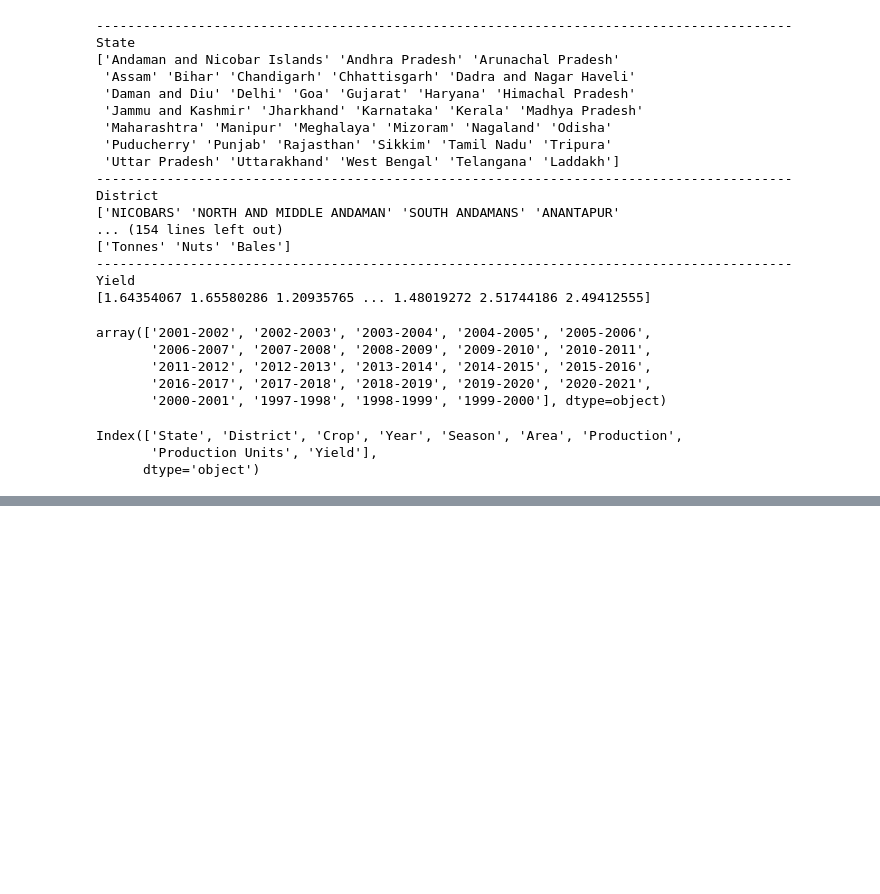
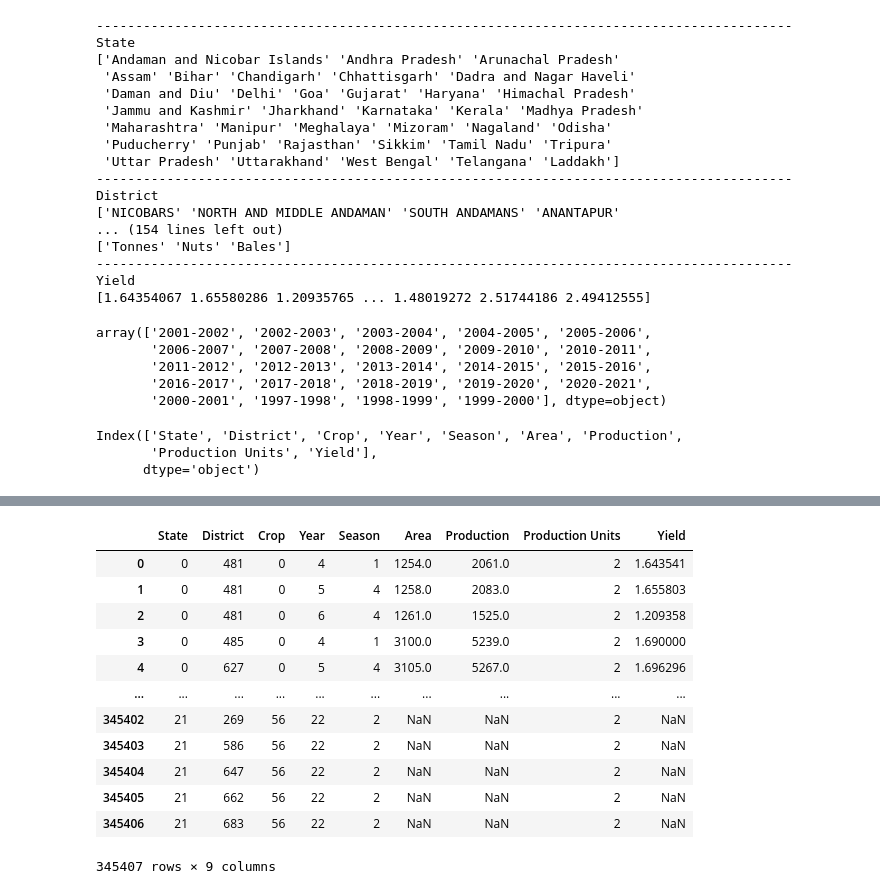
Before and after one commit to Hemanthk408/India-Agriculture, a Jupyter notebook: india_agriculture.ipynb, the cells around one changed output, grey strips where cells are left out. Drawn from its saved outputs; the diff is of its cells as text; code cells hidden in the pictures; blank space fills up the shorter version.

```diff
--- a/india_agriculture.ipynb
+++ b/india_agriculture.ipynb
@@ -151,0 +180,4 @@ SyntaxError: invalid syntax (<ipython-input-19-ad3d3d7708b2>, line 1)
+# %%
+for i in df.select_dtypes(include='object').columns:
+  print("-----------------------------------------------------------------------------------------")
+  print(i,df[i].unique())
@@ -151,0 +202,3 @@ SyntaxError: invalid syntax (<ipython-input-19-ad3d3d7708b2>, line 1)
+# %%
+from sklearn.preprocessing import LabelEncoder
+encoder=LabelEncoder()
@@ -151,0 +224,19 @@ SyntaxError: invalid syntax (<ipython-input-19-ad3d3d7708b2>, line 1)
+# %%
+for i in df.select_dtypes(include=["object"]).columns:
+  df[i]=encoder.fit_transform(df[[i]])
+# %%
+df
+# %% [output]
+|  | State | District | Crop | Year | Season | Area | Production | Production Units | Yield |
+| 0 | 0 | 481 | 0 | 4 | 1 | 1254.0 | 2061.0 | 2 | 1.643541 |
+| 1 | 0 | 481 | 0 | 5 | 4 | 1258.0 | 2083.0 | 2 | 1.655803 |
+| 2 | 0 | 481 | 0 | 6 | 4 | 1261.0 | 1525.0 | 2 | 1.209358 |
+| 3 | 0 | 485 | 0 | 4 | 1 | 3100.0 | 5239.0 | 2 | 1.690000 |
+| 4 | 0 | 627 | 0 | 5 | 4 | 3105.0 | 5267.0 | 2 | 1.696296 |
+| ... | ... | ... | ... | ... | ... | ... | ... | ... | ... |
+| 345402 | 21 | 269 | 56 | 22 | 2 | NaN | NaN | 2 | NaN |
+| 345403 | 21 | 586 | 56 | 22 | 2 | NaN | NaN | 2 | NaN |
+| 345404 | 21 | 647 | 56 | 22 | 2 | NaN | NaN | 2 | NaN |
+| 345405 | 21 | 662 | 56 | 22 | 2 | NaN | NaN | 2 | NaN |
+| 345406 | 21 | 683 | 56 | 22 | 2 | NaN | NaN | 2 | NaN |
+345407 rows × 9 columns
```
Also changed, not shown: parts of 30 cells of this notebook.
